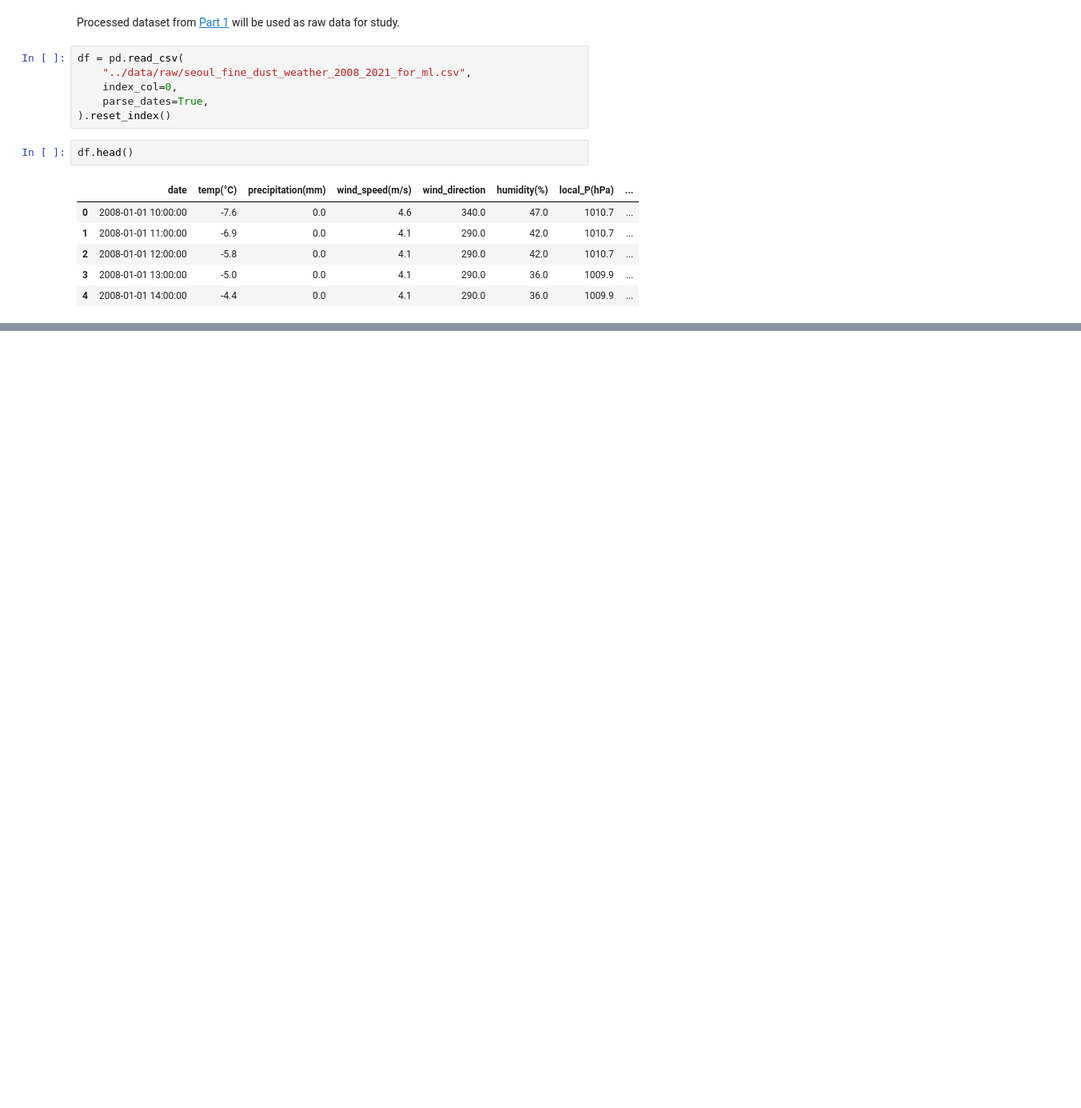
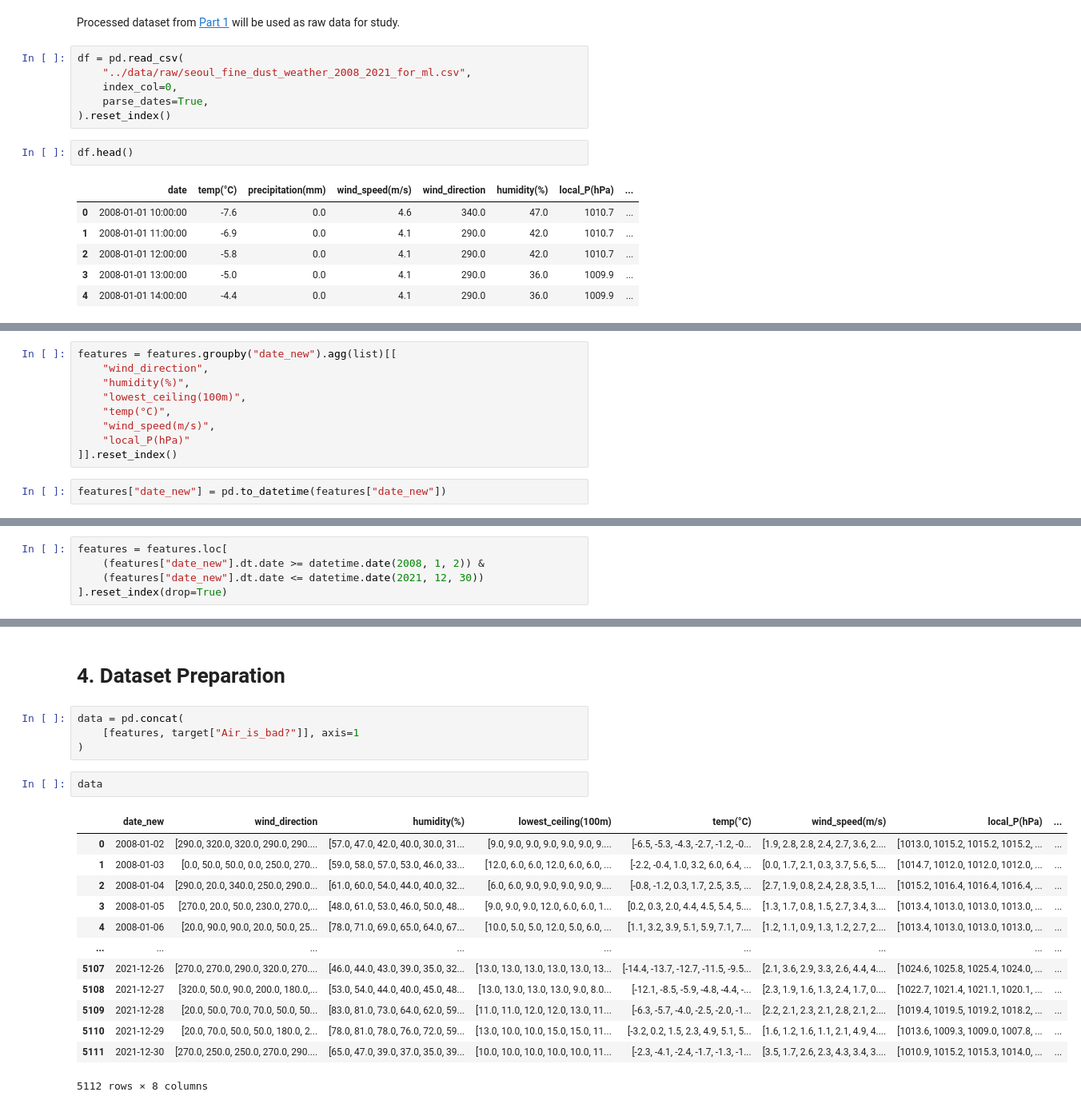
Before and after one commit to johnwslee/fine_dust_analysis_2, a Jupyter notebook: notebooks/0_data_preprocessing.ipynb, the cells around one changed output, grey strips where cells are left out. Shown: that part at 80% size. Drawn from its saved outputs; the diff is of its cells as text; blank space fills up the shorter version.

```diff
--- a/notebooks/0_data_preprocessing.ipynb
+++ b/notebooks/0_data_preprocessing.ipynb
@@ -29,0 +153,11 @@ df.head()
+# %%
+features = features.groupby("date_new").agg(list)[[
+    "wind_direction",
+    "humidity(%)",
+    "lowest_ceiling(100m)",
+    "temp(°C)",
+    "wind_speed(m/s)",
+    "local_P(hPa)"
+]].reset_index()
+# %%
+features["date_new"] = pd.to_datetime(features["date_new"])
@@ -29,0 +173,5 @@ df.head()
+# %%
+features = features.loc[
+    (features["date_new"].dt.date >= datetime.date(2008, 1, 2)) &
+    (features["date_new"].dt.date <= datetime.date(2021, 12, 30))
+].reset_index(drop=True)
@@ -29,0 +194,22 @@ df.head()
+# %% [markdown]
+# 4. Dataset Preparation
+# %%
+data = pd.concat(
+    [features, target["Air_is_bad?"]], axis=1
+)
+# %%
+data
+# %% [output]
+|  | date_new | wind_direction | humidity(%) | lowest_ceiling(100m) | temp(°C) | wind_speed(m/s) | local_P(hPa) | ... |
+| 0 | 2008-01-02 | [290.0, 320.0, 320.0, 290.0, 290.... | [57.0, 47.0, 42.0, 40.0, 30.0, 31... | [9.0, 9.0, 9.0, 9.0, 9.0, 9.0, 9.... | [-6.5, -5.3, -4.3, -2.7, -1.2, -0... | [1.9, 2.8, 2.8, 2.4, 2.7, 3.6, 2.... | [1013.0, 1015.2, 1015.2, 1015.2, ... | ... |
+| 1 | 2008-01-03 | [0.0, 50.0, 50.0, 0.0, 250.0, 270... | [59.0, 58.0, 57.0, 53.0, 46.0, 33... | [12.0, 6.0, 6.0, 12.0, 6.0, 6.0, ... | [-2.2, -0.4, 1.0, 3.2, 6.0, 6.4, ... | [0.0, 1.7, 2.1, 0.3, 3.7, 5.6, 5.... | [1014.7, 1012.0, 1012.0, 1012.0, ... | ... |
+| 2 | 2008-01-04 | [290.0, 20.0, 340.0, 250.0, 290.0... | [61.0, 60.0, 54.0, 44.0, 40.0, 32... | [6.0, 6.0, 9.0, 9.0, 9.0, 9.0, 9.... | [-0.8, -1.2, 0.3, 1.7, 2.5, 3.5, ... | [2.7, 1.9, 0.8, 2.4, 2.8, 3.5, 1.... | [1015.2, 1016.4, 1016.4, 1016.4, ... | ... |
+| 3 | 2008-01-05 | [270.0, 20.0, 50.0, 230.0, 270.0,... | [48.0, 61.0, 53.0, 46.0, 50.0, 48... | [9.0, 9.0, 9.0, 12.0, 6.0, 6.0, 1... | [0.2, 0.3, 2.0, 4.4, 4.5, 5.4, 5.... | [1.3, 1.7, 0.8, 1.5, 2.7, 3.4, 3.... | [1013.4, 1013.0, 1013.0, 1013.0, ... | ... |
+| 4 | 2008-01-06 | [20.0, 90.0, 90.0, 20.0, 50.0, 25... | [78.0, 71.0, 69.0, 65.0, 64.0, 67... | [10.0, 5.0, 5.0, 12.0, 5.0, 6.0, ... | [1.1, 3.2, 3.9, 5.1, 5.9, 7.1, 7.... | [1.2, 1.1, 0.9, 1.3, 1.2, 2.7, 2.... | [1013.4, 1013.0, 1013.0, 1013.0, ... | ... |
+| ... | ... | ... | ... | ... | ... | ... | ... | ... |
+| 5107 | 2021-12-26 | [270.0, 270.0, 290.0, 320.0, 270.... | [46.0, 44.0, 43.0, 39.0, 35.0, 32... | [13.0, 13.0, 13.0, 13.0, 13.0, 13... | [-14.4, -13.7, -12.7, -11.5, -9.5... | [2.1, 3.6, 2.9, 3.3, 2.6, 4.4, 4.... | [1024.6, 1025.8, 1025.4, 1024.0, ... | ... |
+| 5108 | 2021-12-27 | [320.0, 50.0, 90.0, 200.0, 180.0,... | [53.0, 54.0, 44.0, 40.0, 45.0, 48... | [13.0, 13.0, 13.0, 13.0, 9.0, 8.0... | [-12.1, -8.5, -5.9, -4.8, -4.4, -... | [2.3, 1.9, 1.6, 1.3, 2.4, 1.7, 0.... | [1022.7, 1021.4, 1021.1, 1020.1, ... | ... |
+| 5109 | 2021-12-28 | [20.0, 50.0, 70.0, 70.0, 50.0, 50... | [83.0, 81.0, 73.0, 64.0, 62.0, 59... | [11.0, 11.0, 12.0, 12.0, 13.0, 11... | [-6.3, -5.7, -4.0, -2.5, -2.0, -1... | [2.2, 2.1, 2.3, 2.1, 2.8, 2.1, 2.... | [1019.4, 1019.5, 1019.2, 1018.2, ... | ... |
+| 5110 | 2021-12-29 | [20.0, 70.0, 50.0, 50.0, 180.0, 2... | [78.0, 81.0, 78.0, 76.0, 72.0, 59... | [13.0, 10.0, 10.0, 15.0, 15.0, 11... | [-3.2, 0.2, 1.5, 2.3, 4.9, 5.1, 5... | [1.6, 1.2, 1.6, 1.1, 2.1, 4.9, 4.... | [1013.6, 1009.3, 1009.0, 1007.8, ... | ... |
+| 5111 | 2021-12-30 | [270.0, 250.0, 250.0, 270.0, 290.... | [65.0, 47.0, 39.0, 37.0, 35.0, 39... | [10.0, 10.0, 10.0, 10.0, 10.0, 11... | [-2.3, -4.1, -2.4, -1.7, -1.3, -1... | [3.5, 1.7, 2.6, 2.3, 4.3, 3.4, 3.... | [1010.9, 1015.2, 1015.3, 1014.0, ... | ... |
+5112 rows × 8 columns
```
Also changed, not shown: parts of 25 cells of this notebook, 1 other file.
